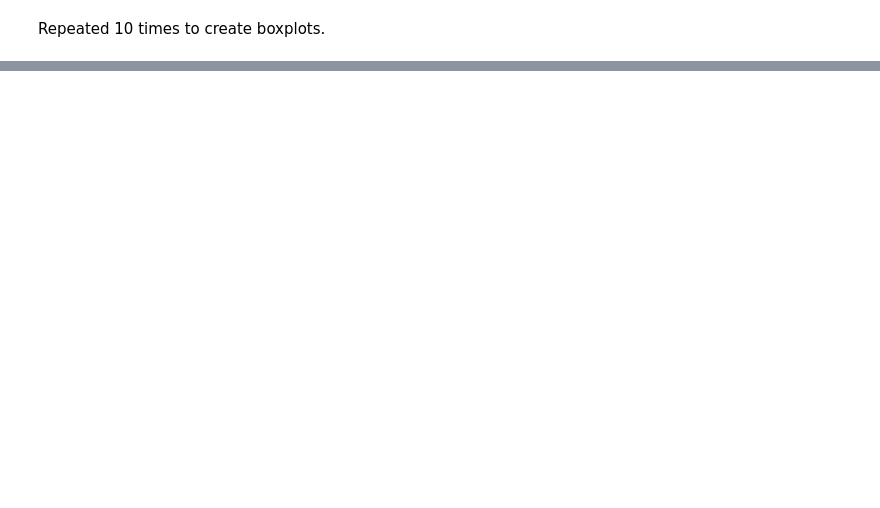
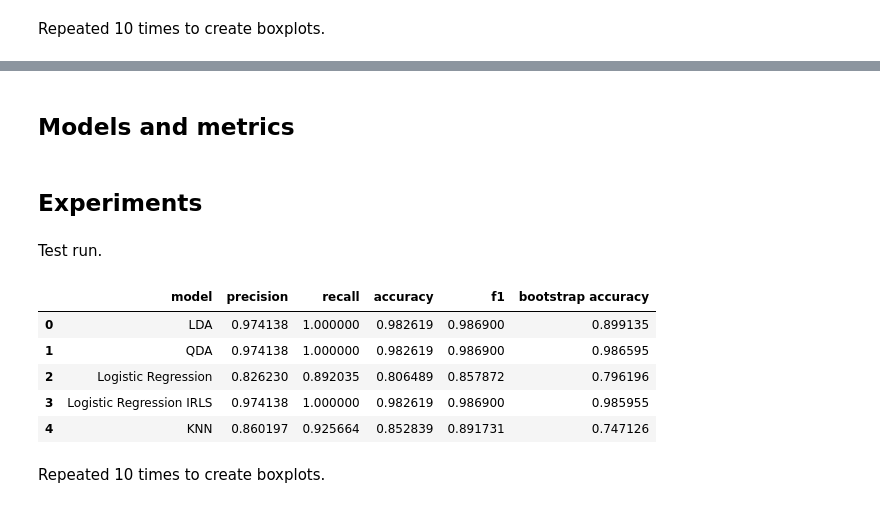
Before and after one commit to mstaczek/Logistic-Regression-with-IRLS, a Jupyter notebook: real_data_experiments.ipynb, the cells around one changed output, grey strips where cells are left out. Drawn from its saved outputs; the diff is of its cells as text; code cells hidden in the pictures; blank space fills up the shorter version.

```diff
--- a/real_data_experiments.ipynb
+++ b/real_data_experiments.ipynb
@@ -196,0 +257,2 @@ plt.show()
+# %%
+X, Y = df.drop('class', axis=1).to_numpy(), df['class'].to_numpy()
@@ -196,0 +306,5 @@ plt.show()
+# %%
+X = encode_state_to_numbers(X)
+Y = class_to_numbers(Y)
+X, Y = remove_missing_rows(X, Y)
+X, columns_selection = remove_colinear(X, correlation_threshold=0.9)
@@ -196,0 +323,6 @@ plt.show()
+# %%
+from sklearn.model_selection import train_test_split
+
+X_train, X_test, Y_train, Y_test = train_test_split(X, Y, test_size=0.2, random_state=42)
+# %% [markdown]
+## Models and metrics
@@ -196,0 +390,37 @@ plt.show()
+# %% [markdown]
+## Experiments
+# %% [markdown]
+Test run.
+# %%
+import pandas as pd
+from warnings import simplefilter
+from sklearn.exceptions import ConvergenceWarning
+simplefilter(action='ignore', category=ConvergenceWarning)
+
+def train_model(model_class, X_train, X_test, Y_train, Y_test, metrics, model_name='model'):
+    model = model_class()
+    model.fit(X_train, Y_train)
+    Y_pred = model.predict(X_test)
+    return {'model':model_name} |\
+            {metric: metrics[metric](Y_test, Y_pred) for metric in metrics if metric != 'bootstrap'} |\
+            {f'bootstrap accuracy': metrics['bootstrap'](X_train, Y_train, model_class)}
+
+def train_models(models, X, Y, metrics, test_size):
+    X_train, X_test, Y_train, Y_test = train_test_split(X, Y, test_size=test_size)
+    results = []
+    for model_name, model_class in models.items():
+        results.append(train_model(model_class, X_train, X_test, Y_train, Y_test, metrics, model_name=model_name))
+    df = pd.DataFrame(results)
+    return df
+
+df = train_models(models, X, Y, metrics, test_size=0.9)
+df
+# %% [output]
+|  | model | precision | recall | accuracy | f1 | bootstrap accuracy |
+| 0 | LDA | 0.974138 | 1.000000 | 0.982619 | 0.986900 | 0.899135 |
+| 1 | QDA | 0.974138 | 1.000000 | 0.982619 | 0.986900 | 0.986595 |
+| 2 | Logistic Regression | 0.826230 | 0.892035 | 0.806489 | 0.857872 | 0.796196 |
+| 3 | Logistic Regression IRLS | 0.974138 | 1.000000 | 0.982619 | 0.986900 | 0.985955 |
+| 4 | KNN | 0.860197 | 0.925664 | 0.852839 | 0.891731 | 0.747126 |
+# %% [markdown]
+Repeated 10 times to create boxplots.
```
Also changed, not shown: parts of 22 cells of this notebook, 9 other files.
